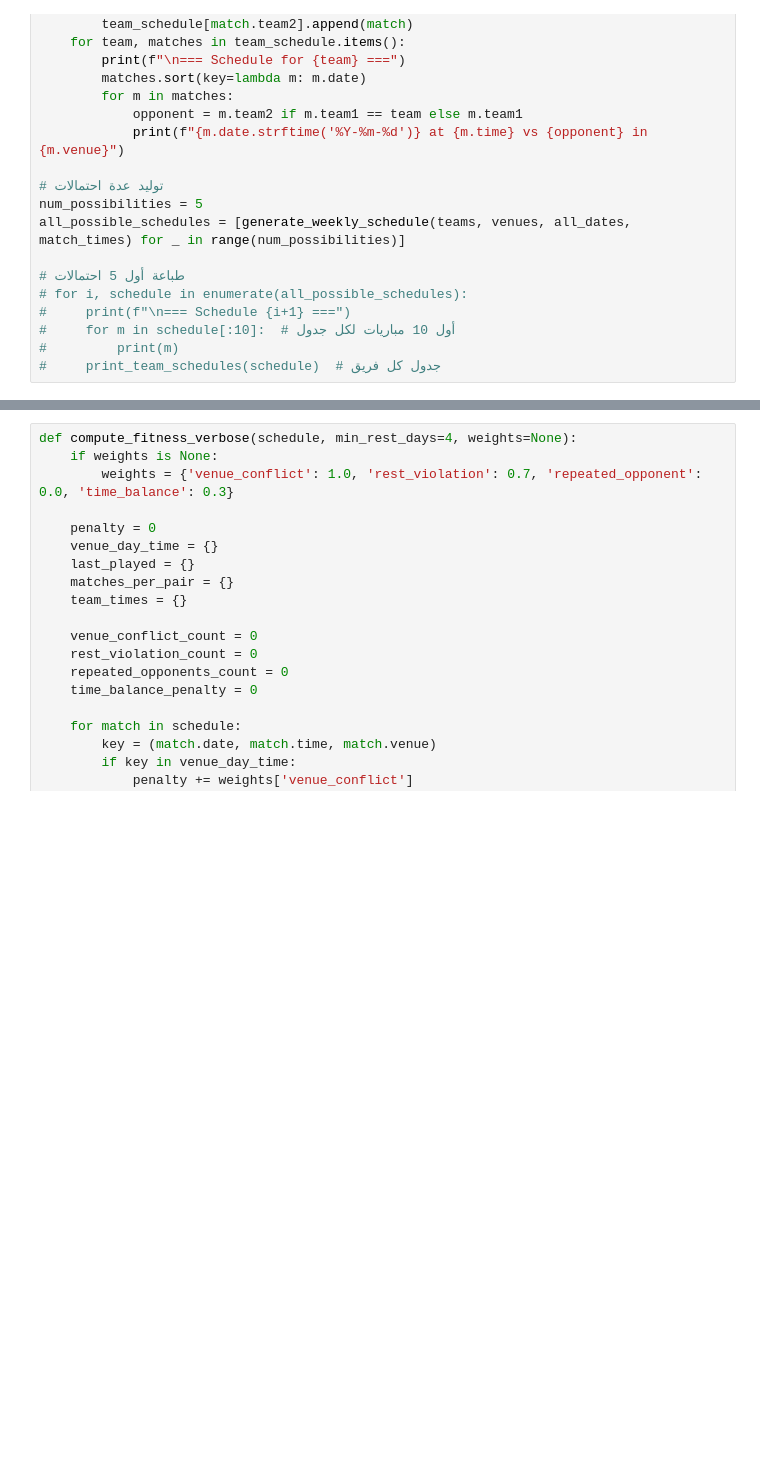
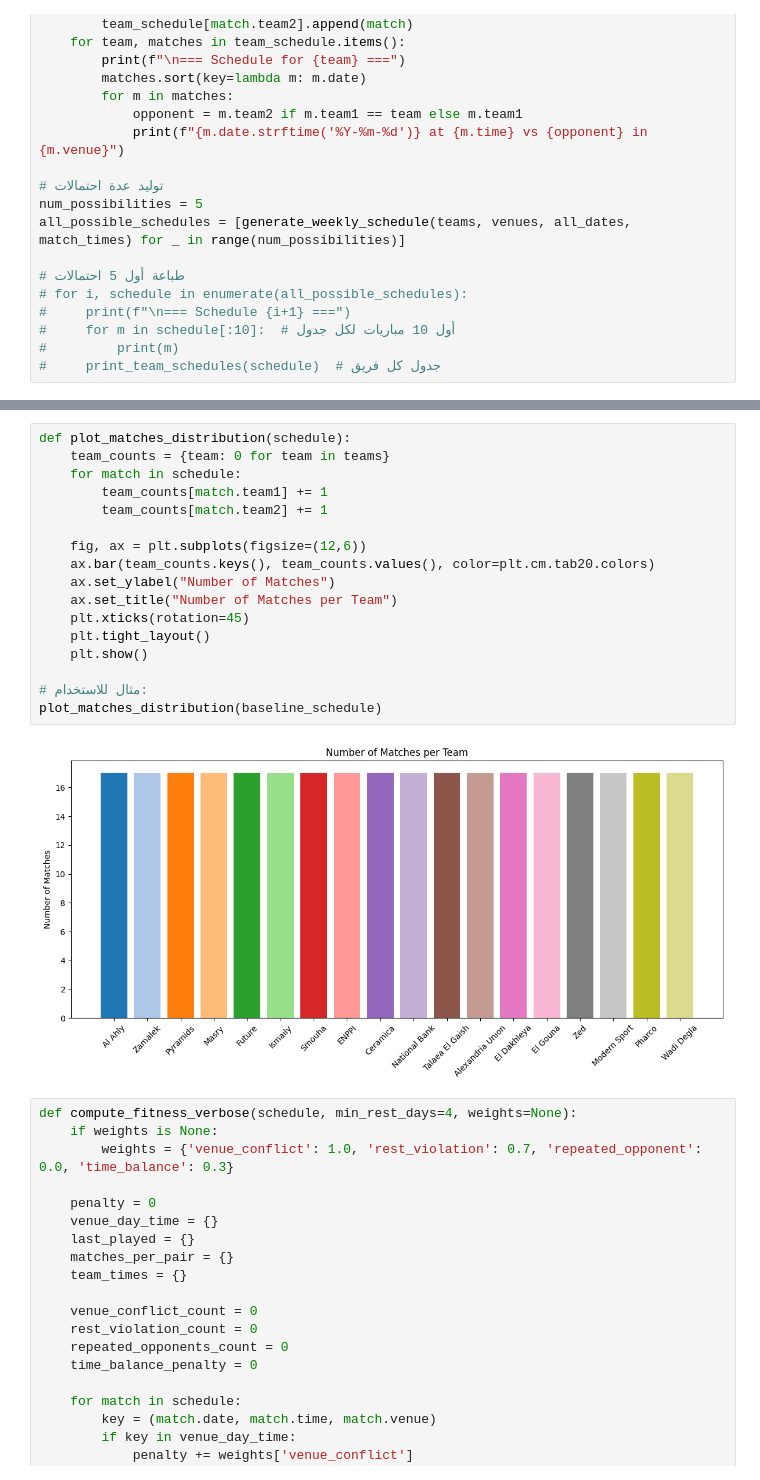
Before and after one commit to konoz-mostafa/Sports-Tournament-Scheduling-AI, a Jupyter notebook: notebooks/fitness_function.ipynb, the cells around one changed output, grey strips where cells are left out. Drawn from its saved outputs; the diff is of its cells as text; blank space fills up the shorter version.

Commit message:
baseline,gui in task1

```diff
--- a/notebooks/fitness_function.ipynb
+++ b/notebooks/fitness_function.ipynb
@@ -179,5 +332,24 @@ Dropdown(description='Team:', options=('Al Ahly', 'Zamalek', 'Pyramids', 'Masry'
 [interactive output not drawn]
 [interactive output not drawn]
+# %%
+def plot_matches_distribution(schedule):
+    team_counts = {team: 0 for team in teams}
+    for match in schedule:
+        team_counts[match.team1] += 1
+        team_counts[match.team2] += 1
+
+    fig, ax = plt.subplots(figsize=(12,6))
+    ax.bar(team_counts.keys(), team_counts.values(), color=plt.cm.tab20.colors)
+    ax.set_ylabel("Number of Matches")
+    ax.set_title("Number of Matches per Team")
+    plt.xticks(rotation=45)
+    plt.tight_layout()
+    plt.show()
+
+# مثال للاستخدام:
+plot_matches_distribution(baseline_schedule)
+# %% [output]
+[figure, added]
 # %%
 def compute_fitness_verbose(schedule, min_rest_days=4, weights=None):
     if weights is None:
```
Also changed, not shown: parts of 5 cells of this notebook, 1 other file.
